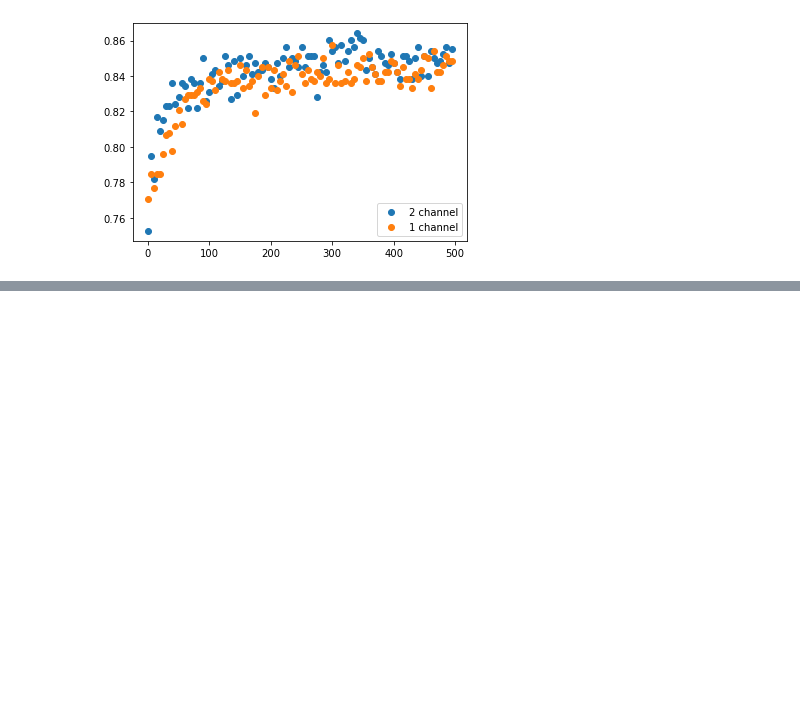
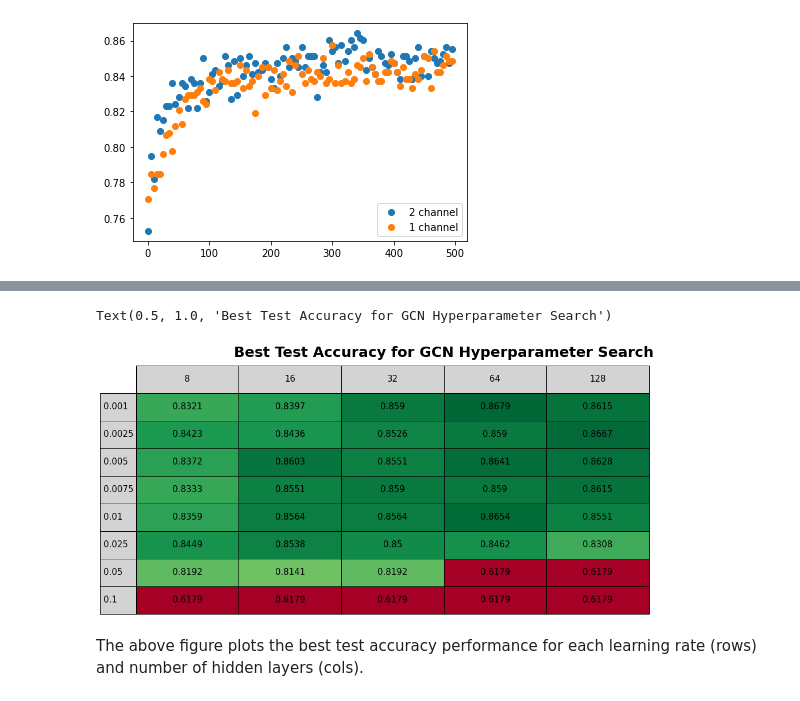
Before and after one commit to adam-keim/CP341_B722_GNN, a Jupyter notebook: pyg_playground.ipynb, the cells around one changed output, grey strips where cells are left out. Cells and saved outputs as stored; diff of their text form; code cells hidden in the pictures; blank space fills up the shorter version.

Commit message:
hyperparam search and cleaned up playground notebook to include analysis and explanation of steps

```diff
--- a/pyg_playground.ipynb
+++ b/pyg_playground.ipynb
@@ -338,0 +398,14 @@ pbar.close()
+# %%
+lrs = [0.001, 0.0025, 0.005, 0.0075, 0.01, 0.025, 0.05, 0.1]
+channels = [8, 16, 32, 64, 128]
+
+vals = np.zeros( (len(lrs),len(channels) ))
+
+for key, value in res_dict.items():
+    max_score = np.array(value[1])[:,1].max()
+
+    hyp_list = key.split('_')
+    i = float(hyp_list[0])
+    j = float(hyp_list[1])
+
+    vals[lrs.index(i),channels.index(j)] = max_score
@@ -338,0 +423,32 @@ pbar.close()
+# %%
+minima = vals.min()
+maxima = vals.max()
+
+norm = matplotlib.colors.Normalize(vmin=minima, vmax=maxima, clip=True)
+
+mapper = cm.ScalarMappable(norm=norm, cmap=cm.RdYlGn)
+colors = mapper.to_rgba(vals)
+# %%
+plt.rcParams['figure.figsize'] = (20,8)
+fig, ax = plt.subplots()
+
+ax.set_axis_off()
+tab = ax.table(
+    cellText=np.around(vals, 4),
+    rowLabels=lrs,
+    colLabels=channels,
+    rowColours =['lightgray'] * len(lrs),
+    colColours =['lightgray'] * len(channels),
+    loc ='upper left',
+    cellLoc='center',
+    cellColours=colors
+)
+
+tab.scale(0.8, 4)
+tab.set_fontsize(15)
+ax.set_title('Best Test Accuracy for GCN Hyperparameter Search', fontweight ='bold', fontdict={'fontsize': 25})
+# %% [output]
+Text(0.5, 1.0, 'Best Test Accuracy for GCN Hyperparameter Search')
+[figure, added]
+# %% [markdown]
+The above figure plots the best test accuracy performance for each learning rate (rows) and number of hidden layers (cols).
```
Also changed, not shown: parts of 15 cells of this notebook, 1 other file.
